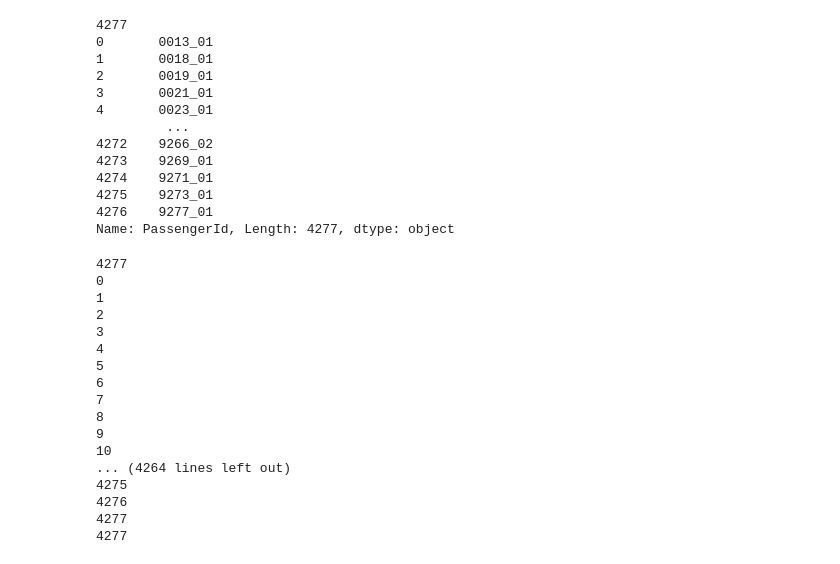
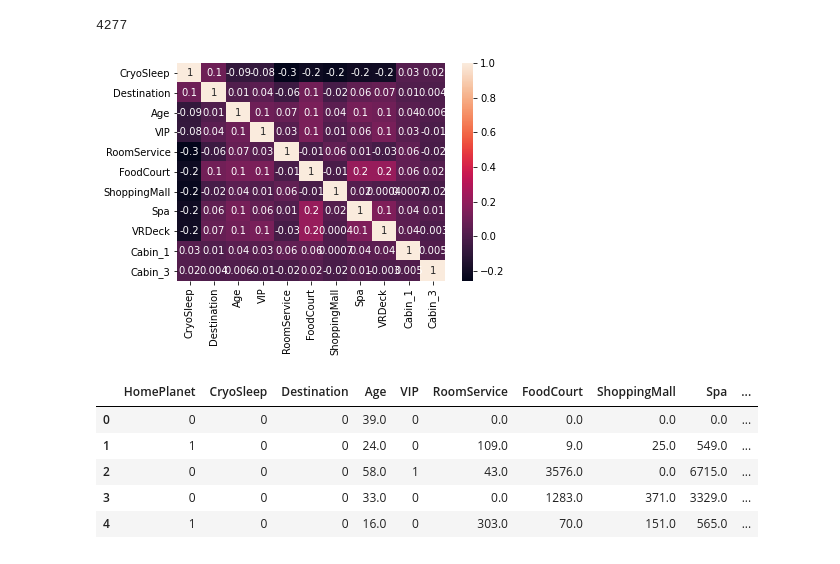
Before and after one commit to 2247116/2247116, a Jupyter notebook: Titanic_kaggle/Space_Ship_Titanic.ipynb, the cells around one changed output. Cells and saved outputs as stored; diff of their text form; code cells hidden in the pictures.

Commit message:
Titanic V2
Increase to 0.78 - Cabins now taken into account and random tree used

```diff
--- a/Titanic_kaggle/Space_Ship_Titanic.ipynb
+++ b/Titanic_kaggle/Space_Ship_Titanic.ipynb
@@ -10,45 +18,48 @@ from sklearn.feature_extraction.text import CountVectorizer
 # %%
 
 path = '/Users/alextaylor/Desktop/spaceship-titanic'
 
 train = pd.read_csv(path+'/train.csv').dropna()
 
 test = pd.read_csv(path+'/test.csv') #.dropna()
 
 print(len(test))
 
-vals = {True:1,False:0,'Europa':0,'Earth':'1','Mars':2,'TRAPPIST-1e':0,'PSO J318.5-22':1,'55 Cancri e':2,math.nan:0}
+vals = {True:1,False:0,'Europa':0,'Earth':'1','Mars':2,'TRAPPIST-1e':0,'PSO J318.5-22':1,'55 Cancri e':2,math.nan:0,'P':0,'S':1,'B':0, 'F':1, 'A':2, 'G':3, 'E':4, 'C':5, 'D':6, 'T':7}
 
-test = test.replace(vals)
-
-train.head()
 
 train_label = train['Transported']
 
+#Need to find a way to get cabin
+#Each cabin has 3 values - split into cabin 1,2 and 3 cols
+
+train = cabin(train)
+
+test = cabin(test)
+
+train = train.replace(vals)
+test = test.replace(vals)
+
 #Split off the results
-dropper = ['Transported','Name','PassengerId','Cabin']
+dropper = ['Name','PassengerId','Cabin','Transported']
 for i in dropper:
     train = train.drop(i,1)
     if i == 'PassengerId':
         test_pass = test['PassengerId']
 
     if i != 'Transported':
         test = test.drop(i,1)
 
-train = train.replace(vals)
+sns.heatmap(train.corr(), annot=True, fmt='.1g')
+plt.show()
 
-print(test_pass)
+train.head()
 # %% [output]
 4277
-0       0013_01
-1       0018_01
-2       0019_01
-3       0021_01
-4       0023_01
-         ...
-4272    9266_02
-4273    9269_01
-4274    9271_01
-4275    9273_01
-4276    9277_01
-Name: PassengerId, Length: 4277, dtype: object
+[figure, added]
+|  | HomePlanet | CryoSleep | Destination | Age | VIP | RoomService | FoodCourt | ShoppingMall | Spa | ... |
+| 0 | 0 | 0 | 0 | 39.0 | 0 | 0.0 | 0.0 | 0.0 | 0.0 | ... |
+| 1 | 1 | 0 | 0 | 24.0 | 0 | 109.0 | 9.0 | 25.0 | 549.0 | ... |
+| 2 | 0 | 0 | 0 | 58.0 | 1 | 43.0 | 3576.0 | 0.0 | 6715.0 | ... |
+| 3 | 0 | 0 | 0 | 33.0 | 0 | 0.0 | 1283.0 | 371.0 | 3329.0 | ... |
+| 4 | 1 | 0 | 0 | 16.0 | 0 | 303.0 | 70.0 | 151.0 | 565.0 | ... |
@@ -60,36 +113,6 @@ fit = knn.fit(train,train_label)
 
 res = knn.predict(test)
 
-print(len(test_pass))
-
 f = open(path+'/results.csv', 'w')
 f.write('PassengerId,Transported\n')
 k = 0
-
-
-for i in test_pass:
-    print(k)
-
-    f.write(str(i) + ',' + str(res[k]) + '\n')
-    k += 1
-
-
-print(len(test_pass))
-# %% [output]
-4277
-0
-1
-2
-3
-4
-5
-6
-7
-8
-9
-10
-... (4264 lines left out)
-4275
-4276
-4277
-4277
```
Also changed, not shown: parts of 6 cells of this notebook.
